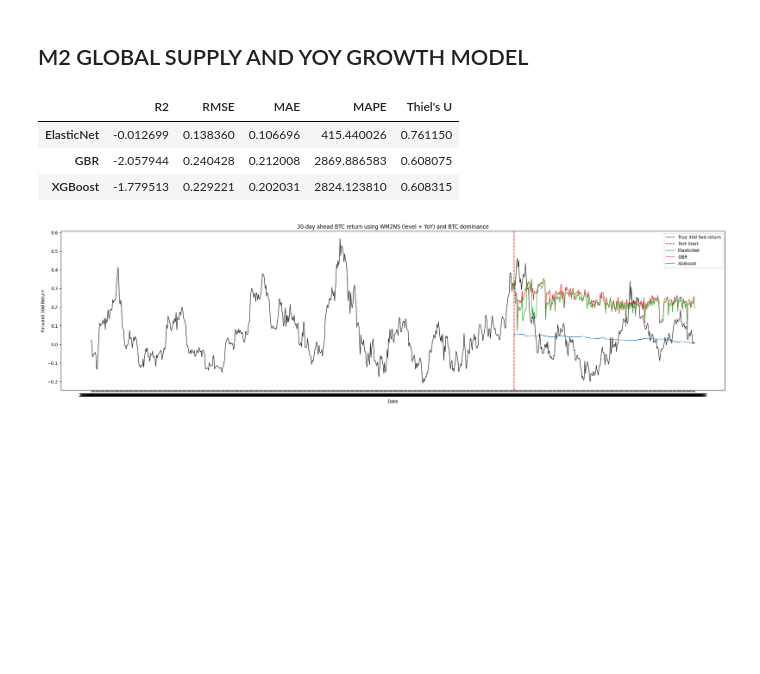
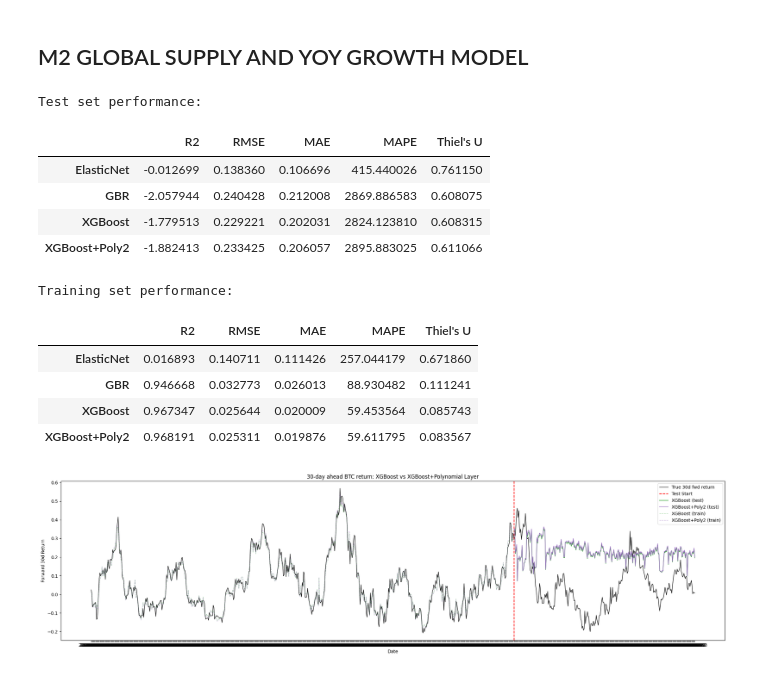
Before and after one commit to ohmjariwala/BTC-Return-Forecasting, a Jupyter notebook: btc_swing.ipynb, the cells around one changed output. Drawn from its saved outputs; the diff is of its cells as text; code cells hidden in the pictures; blank space fills up the shorter version.

Commit message:
explored XGBoost + Poly Features

```diff
--- a/btc_swing.ipynb
+++ b/btc_swing.ipynb
@@ -1337,9 +1337,9 @@ import pandas as pd
 import warnings
 
 from sklearn.model_selection import TimeSeriesSplit, GridSearchCV
-from sklearn.preprocessing import StandardScaler
+from sklearn.preprocessing import StandardScaler, PolynomialFeatures
 from sklearn.pipeline import Pipeline
-from sklearn.linear_model import ElasticNetCV
+from sklearn.linear_model import ElasticNetCV, LinearRegression
 from sklearn.ensemble import GradientBoostingRegressor
 from sklearn.metrics import r2_score, mean_squared_error, mean_absolute_error
 
@@ -1438,7 +1438,9 @@ y_train, y_test = y.iloc[:split_idx], y.iloc[split_idx:]
 
 # ---------- Models ----------
 results = {}
+results_train = {}
 preds_test = {}
+preds_train = {}
 
 # ElasticNet (good for weak, sparse macro signal)
 tscv = TimeSeriesSplit(n_splits=5)
@@ -1453,8 +1455,11 @@ enet = Pipeline([
 ])
 enet.fit(X_train, y_train)
 y_pred_enet = enet.predict(X_test)
+y_pred_enet_train = enet.predict(X_train)
 results['ElasticNet'] = eval_metrics(y_test.values, y_pred_enet)
+results_train['ElasticNet'] = eval_metrics(y_train.values, y_pred_enet_train)
 preds_test['ElasticNet'] = y_pred_enet
+preds_train['ElasticNet'] = y_pred_enet_train
 
 # Gradient Boosting (captures nonlinear macro effects)
 gbr = GradientBoostingRegressor(random_state=42)
@@ -1467,8 +1472,11 @@ param_grid_gbr = {
 gbr_cv = GridSearchCV(gbr, param_grid_gbr, cv=tscv, scoring='neg_mean_squared_error', n_jobs=-1, refit=True)
 gbr_cv.fit(X_train, y_train)
 y_pred_gbr = gbr_cv.predict(X_test)
+y_pred_gbr_train = gbr_cv.predict(X_train)
 results['GBR'] = eval_metrics(y_test.values, y_pred_gbr)
+results_train['GBR'] = eval_metrics(y_train.values, y_pred_gbr_train)
 preds_test['GBR'] = y_pred_gbr
+preds_train['GBR'] = y_pred_gbr_train
 
 # XGBoost (using sklearn API)
 xgb = XGBRegressor(random_state=42, objective='reg:squarederror', verbosity=0)
@@ -1477,36 +1485,70 @@ param_grid_xgb = {
     'learning_rate': [0.02, 0.05, 0.1],
     'max_depth': [2, 3],
     'subsample': [0.7, 1.0],
     'colsample_bytree': [0.7, 1.0]
 }
 xgb_cv = GridSearchCV(xgb, param_grid_xgb, cv=tscv, scoring='neg_mean_squared_error', n_jobs=-1, refit=True)
 xgb_cv.fit(X_train, y_train)
 y_pred_xgb = xgb_cv.predict(X_test)
+y_pred_xgb_train = xgb_cv.predict(X_train)
 results['XGBoost'] = eval_metrics(y_test.values, y_pred_xgb)
+results_train['XGBoost'] = eval_metrics(y_train.values, y_pred_xgb_train)
 preds_test['XGBoost'] = y_pred_xgb
+preds_train['XGBoost'] = y_pred_xgb_train
+
+# ---------- Layer a polynomial fit onto the XGBoost predictions ----------
+# We'll fit a polynomial regression (degree 2) on the XGBoost predictions to see if it can capture any residual structure.
+
+# Fit polynomial regression on XGBoost train predictions
+poly = PolynomialFeatures(degree=2, include_bias=False)
+X_poly_train = poly.fit_transform(y_pred_xgb_train.reshape(-1, 1))
+X_poly_test = poly.transform(y_pred_xgb.reshape(-1, 1))
+
+polyreg = LinearRegression()
+polyreg.fit(X_poly_train, y_train.values)
+y_pred_xgb_poly_train = polyreg.predict(X_poly_train)
+y_pred_xgb_poly = polyreg.predict(X_poly_test)
+
+results['XGBoost+Poly2'] = eval_metrics(y_test.values, y_pred_xgb_poly)
+results_train['XGBoost+Poly2'] = eval_metrics(y_train.values, y_pred_xgb_poly_train)
+preds_test['XGBoost+Poly2'] = y_pred_xgb_poly
+preds_train['XGBoost+Poly2'] = y_pred_xgb_poly_train
 
 # ---------- Results ----------
 results_df = pd.DataFrame(results).T
+results_train_df = pd.DataFrame(results_train).T
+
+print("Test set performance:")
 display(results_df)
+print("Training set performance:")
+display(results_train_df)
 
 # ---------- Plot ----------
 import matplotlib.pyplot as plt
 
 plt.figure(figsize=(22, 6))
 plt.plot(y.index, y.values, color='k', lw=1.0, label='True 30d fwd return')
 test_start_time = y_test.index[0]
 plt.axvline(test_start_time, color='r', linestyle='--', lw=1.5, label='Test Start')
+plt.plot(y_test.index, preds_test['XGBoost'],   lw=1.2, label='XGBoost (test)',    color='C2', alpha=0.95)
+plt.plot(y_test.index, preds_test['XGBoost+Poly2'], lw=1.2, label='XGBoost+Poly2 (test)', color='C4', alpha=0.95)
+plt.plot(y_train.index, preds_train['XGBoost'],   lw=1.0, label='XGBoost (train)',    color='C2', alpha=0.4, linestyle='--')
+plt.plot(y_train.index, preds_train['XGBoost+Poly2'], lw=1.0, label='XGBoost+Poly2 (train)', color='C4', alpha=0.4, linestyle='--')
 
-plt.plot(y_test.index, preds_test['ElasticNet'], lw=1.2, label='ElasticNet', color='C0', alpha=0.95)
-plt.plot(y_test.index, preds_test['GBR'],       lw=1.2, label='GBR',        color='C3', alpha=0.95)
-plt.plot(y_test.index, preds_test['XGBoost'],   lw=1.2, label='XGBoost',    color='C2', alpha=0.95)
-
-plt.title('30-day ahead BTC return using WM2NS (level + YoY) and BTC dominance')
+plt.title('30-day ahead BTC return: XGBoost vs XGBoost+Polynomial Layer')
 plt.xlabel('Date'); plt.ylabel('Forward 30d Return')
 plt.legend(); plt.tight_layout(); plt.show()
 # %% [output]
+Test set performance:
 |  | R2 | RMSE | MAE | MAPE | Thiel's U |
 | ElasticNet | -0.012699 | 0.138360 | 0.106696 | 415.440026 | 0.761150 |
 | GBR | -2.057944 | 0.240428 | 0.212008 | 2869.886583 | 0.608075 |
 | XGBoost | -1.779513 | 0.229221 | 0.202031 | 2824.123810 | 0.608315 |
+| XGBoost+Poly2 | -1.882413 | 0.233425 | 0.206057 | 2895.883025 | 0.611066 |
+Training set performance:
+|  | R2 | RMSE | MAE | MAPE | Thiel's U |
+| ElasticNet | 0.016893 | 0.140711 | 0.111426 | 257.044179 | 0.671860 |
+| GBR | 0.946668 | 0.032773 | 0.026013 | 88.930482 | 0.111241 |
+| XGBoost | 0.967347 | 0.025644 | 0.020009 | 59.453564 | 0.085743 |
+| XGBoost+Poly2 | 0.968191 | 0.025311 | 0.019876 | 59.611795 | 0.083567 |
-[figure, old version]
+[figure, new version]
```
